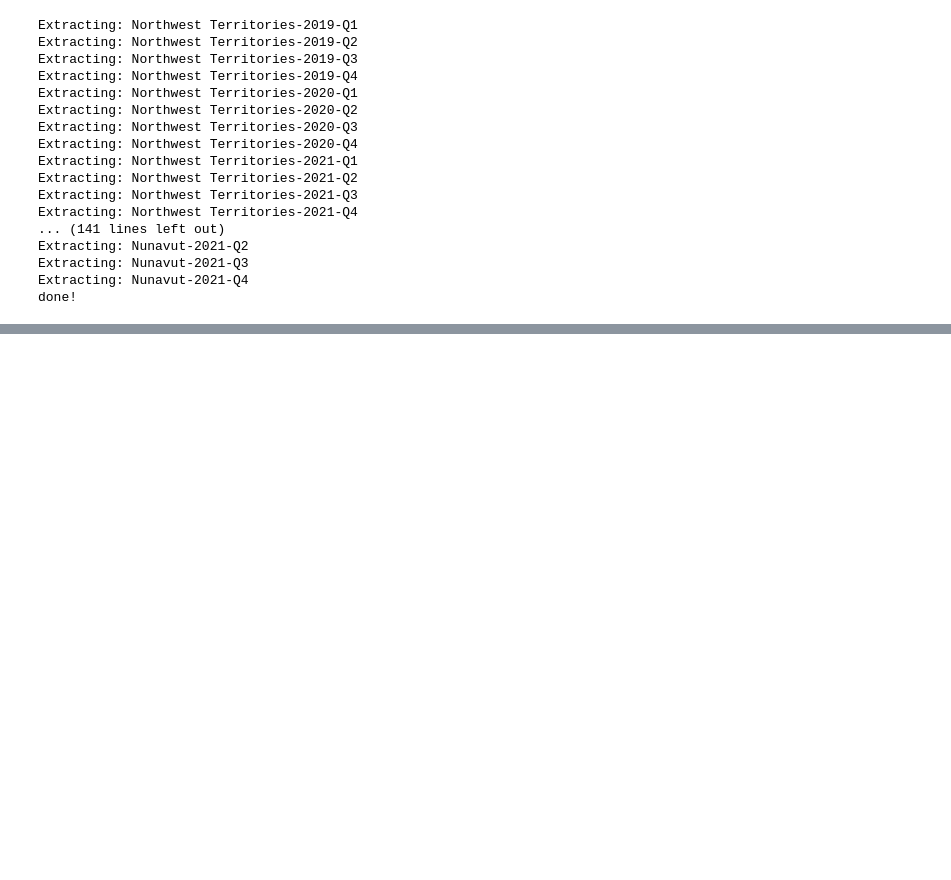
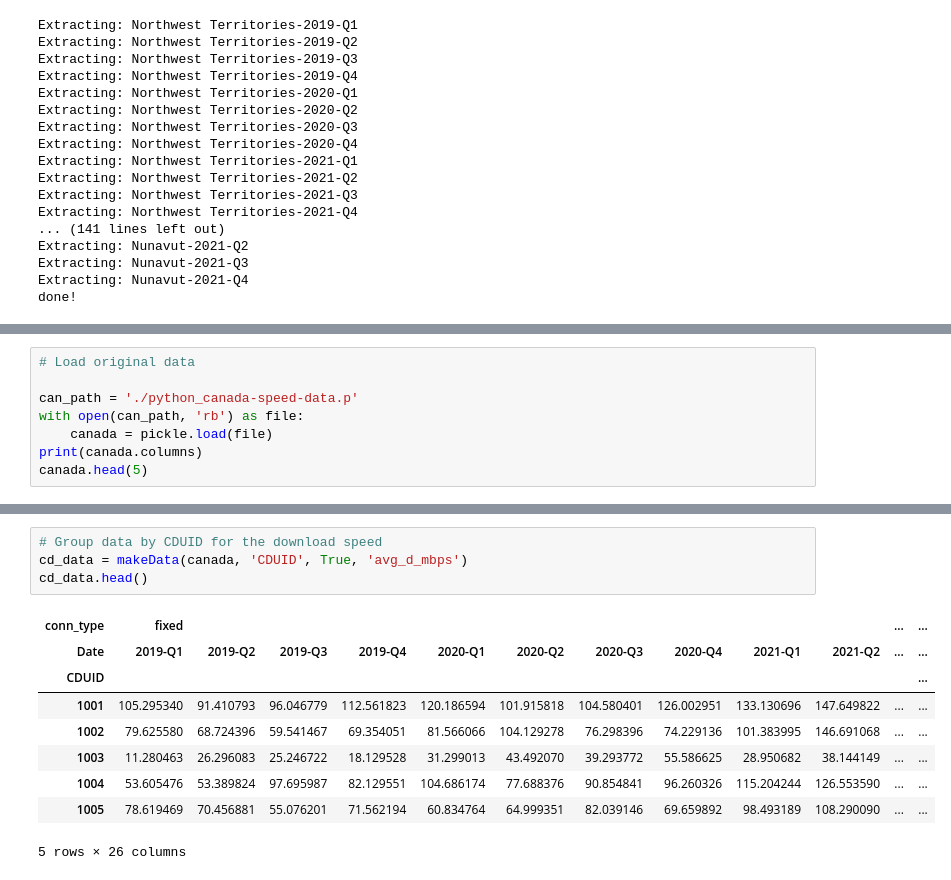
Before and after one commit to rennydoig/ssc22-case-comp, a Jupyter notebook: sonny_dir/A10_data_processing.ipynb, the cells around one changed output, grey strips where cells are left out. Saved outputs shown, nothing was run; the diff lists cells and outputs as text; blank space fills up the shorter version.

```diff
--- a/sonny_dir/A10_data_processing.ipynb
+++ b/sonny_dir/A10_data_processing.ipynb
@@ -168,0 +222,8 @@ done!
+# %%
+# Load original data
+
+can_path = './python_canada-speed-data.p'
+with open(can_path, 'rb') as file:
+    canada = pickle.load(file)
+print(canada.columns)
+canada.head(5)
@@ -168,0 +243,14 @@ done!
+# %%
+# Group data by CDUID for the download speed
+cd_data = makeData(canada, 'CDUID', True, 'avg_d_mbps')
+cd_data.head()
+# %% [output]
+| conn_type | fixed |  |  |  |  |  |  |  |  |  | ... | ... |
+| Date | 2019-Q1 | 2019-Q2 | 2019-Q3 | 2019-Q4 | 2020-Q1 | 2020-Q2 | 2020-Q3 | 2020-Q4 | 2021-Q1 | 2021-Q2 | ... | ... |
+| CDUID |  |  |  |  |  |  |  |  |  |  |  | ... |
+| 1001 | 105.295340 | 91.410793 | 96.046779 | 112.561823 | 120.186594 | 101.915818 | 104.580401 | 126.002951 | 133.130696 | 147.649822 | ... | ... |
+| 1002 | 79.625580 | 68.724396 | 59.541467 | 69.354051 | 81.566066 | 104.129278 | 76.298396 | 74.229136 | 101.383995 | 146.691068 | ... | ... |
+| 1003 | 11.280463 | 26.296083 | 25.246722 | 18.129528 | 31.299013 | 43.492070 | 39.293772 | 55.586625 | 28.950682 | 38.144149 | ... | ... |
+| 1004 | 53.605476 | 53.389824 | 97.695987 | 82.129551 | 104.686174 | 77.688376 | 90.854841 | 96.260326 | 115.204244 | 126.553590 | ... | ... |
+| 1005 | 78.619469 | 70.456881 | 55.076201 | 71.562194 | 60.834764 | 64.999351 | 82.039146 | 69.659892 | 98.493189 | 108.290090 | ... | ... |
+5 rows × 26 columns
```
Also changed, not shown: parts of 12 cells of this notebook, 1 other file.
